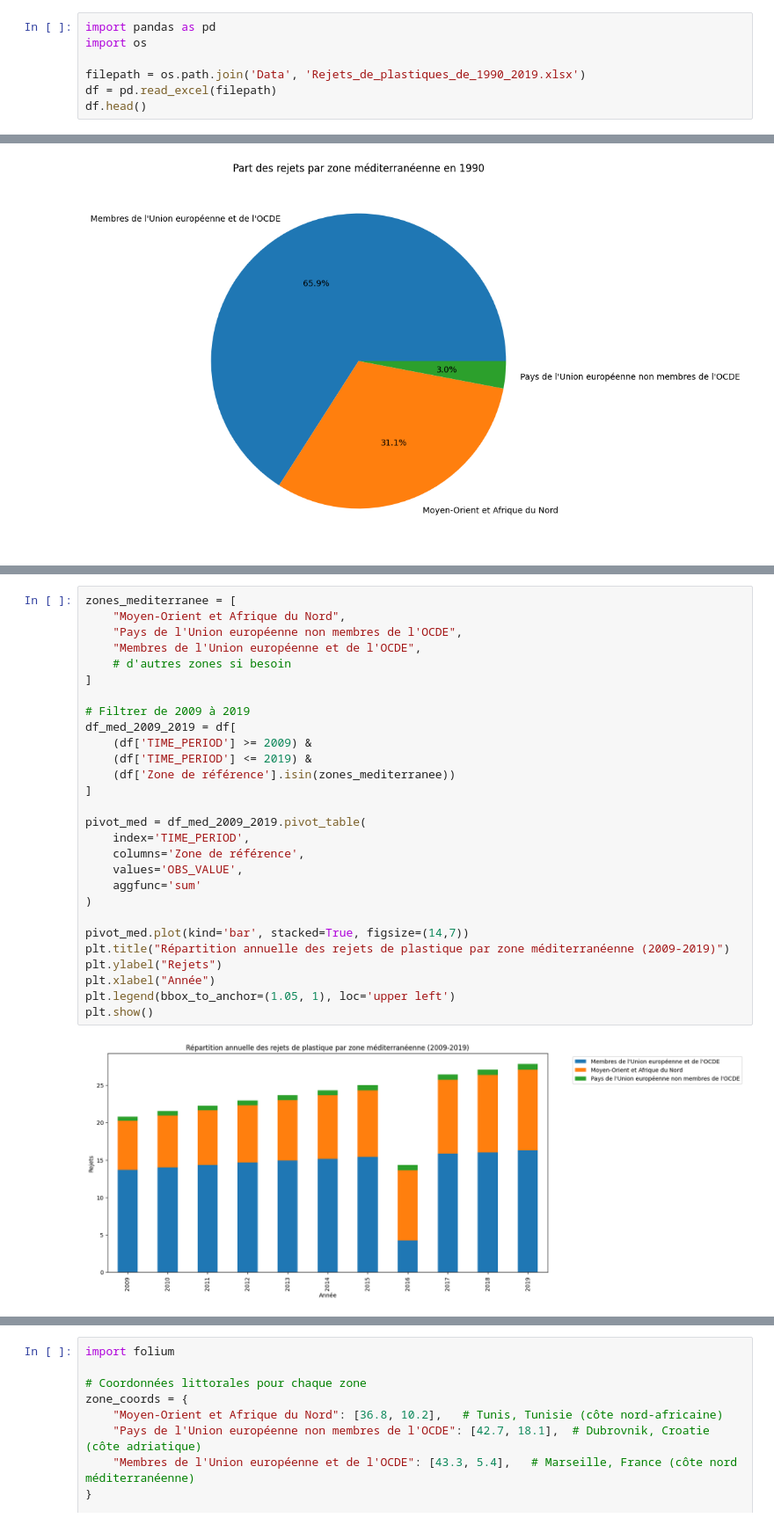
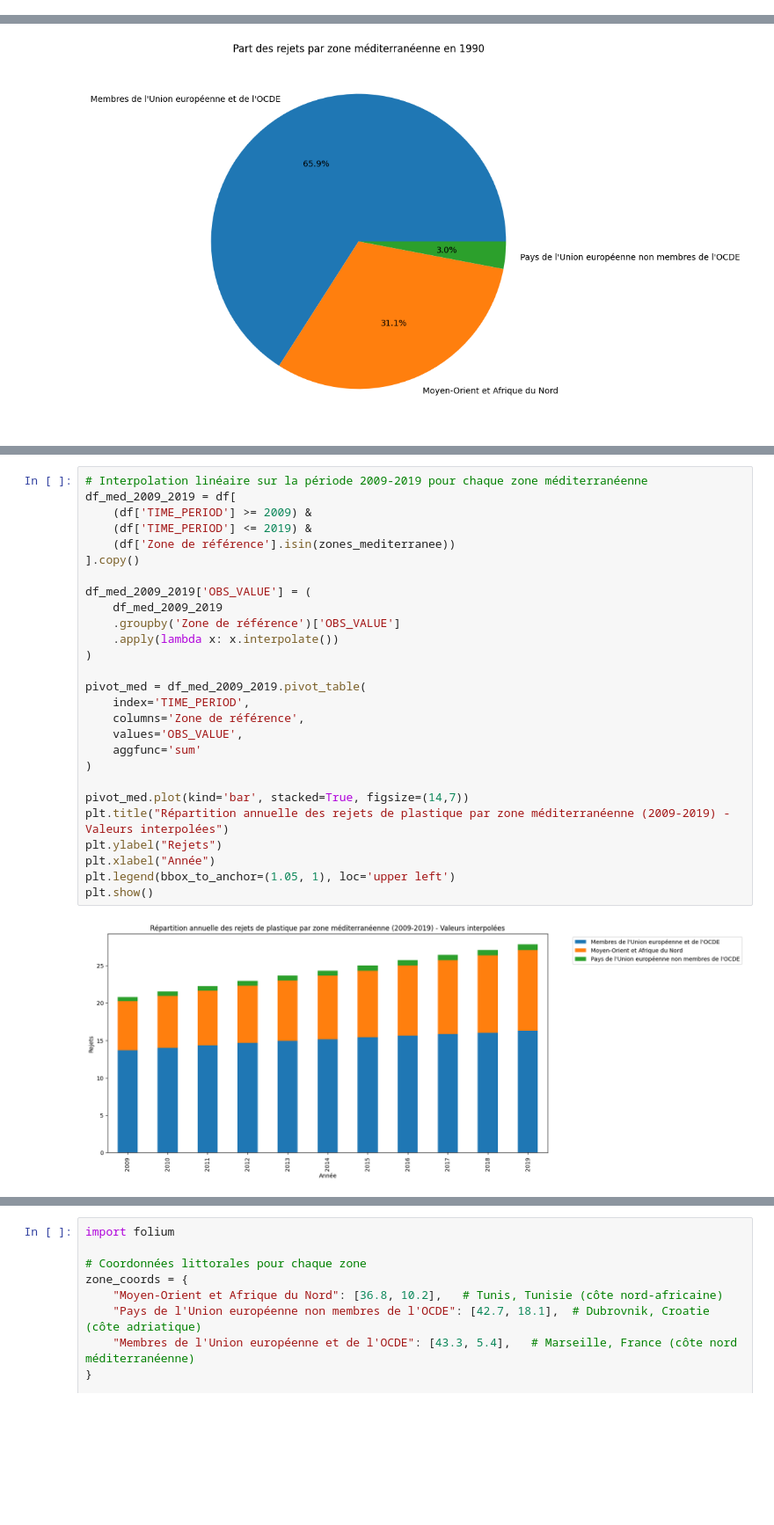
Before and after one commit to Mias21/projet_pollution_plastic, a Jupyter notebook: Notebook_Tarek/Rejets_de_plastiques_de_1990_2019.ipynb, the cells around one changed output, grey strips where cells are left out. Shown at 88% size. Cells and saved outputs as stored; diff of their text form; blank space fills up the shorter version.

Commit message:
graph propre

```diff
--- a/Notebook_Tarek/Rejets_de_plastiques_de_1990_2019.ipynb
+++ b/Notebook_Tarek/Rejets_de_plastiques_de_1990_2019.ipynb
@@ -46,10 +49,3 @@ def load_file(filepath, sep=';'):
         data = list(reader)
 
     return data
-# %%
-import pandas as pd
-import os
-
-filepath = os.path.join('Data', 'Rejets_de_plastiques_de_1990_2019.xlsx')
-df = pd.read_excel(filepath)
-df.head()
@@ -572,33 +565,32 @@ plt.show()
 # %%
-zones_mediterranee = [
-    "Moyen-Orient et Afrique du Nord",
-    "Pays de l'Union européenne non membres de l'OCDE",
-    "Membres de l'Union européenne et de l'OCDE",
-    # d'autres zones si besoin
-]
-
-# Filtrer de 2009 à 2019
+# Interpolation linéaire sur la période 2009-2019 pour chaque zone méditerranéenne
 df_med_2009_2019 = df[
     (df['TIME_PERIOD'] >= 2009) &
     (df['TIME_PERIOD'] <= 2019) &
     (df['Zone de référence'].isin(zones_mediterranee))
-]
+].copy()
+
+df_med_2009_2019['OBS_VALUE'] = (
+    df_med_2009_2019
+    .groupby('Zone de référence')['OBS_VALUE']
+    .apply(lambda x: x.interpolate())
+)
 
 pivot_med = df_med_2009_2019.pivot_table(
     index='TIME_PERIOD',
     columns='Zone de référence',
     values='OBS_VALUE',
     aggfunc='sum'
 )
 
 pivot_med.plot(kind='bar', stacked=True, figsize=(14,7))
-plt.title("Répartition annuelle des rejets de plastique par zone méditerranéenne (2009-2019)")
+plt.title("Répartition annuelle des rejets de plastique par zone méditerranéenne (2009-2019) - Valeurs interpolées")
 plt.ylabel("Rejets")
 plt.xlabel("Année")
 plt.legend(bbox_to_anchor=(1.05, 1), loc='upper left')
 plt.show()
 # %% [output]
-[figure, old version]
+[figure, new version]
 # %%
 import matplotlib.pyplot as plt
 
```
Also changed, not shown: parts of 15 cells of this notebook, 11 other files.
